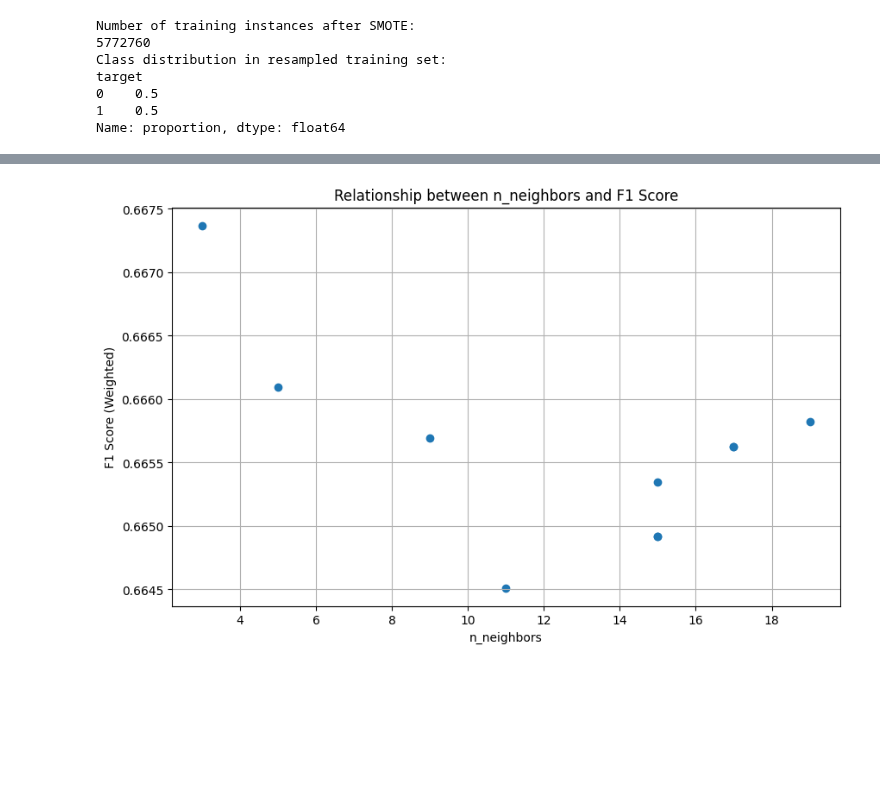
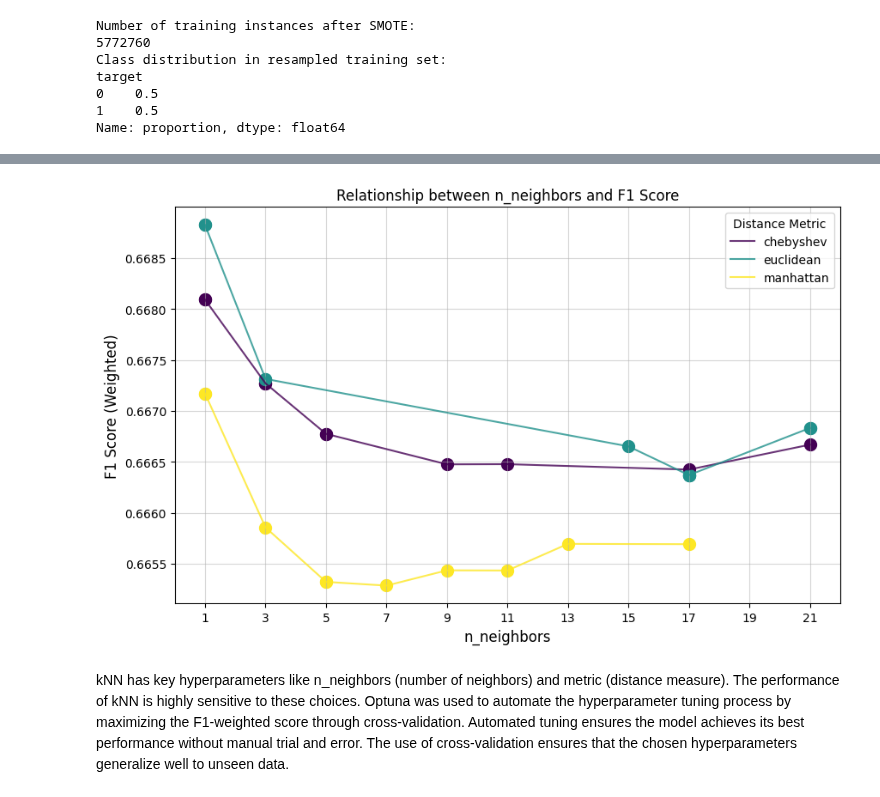
Before and after one commit to bernisschow/CS3244-Fraud-Detection-in-Electricity-and-Gas-Consumption, a Jupyter notebook: kNN model.ipynb, the cells around one changed output, grey strips where cells are left out. Drawn from its saved outputs; the diff is of its cells as text; code cells hidden in the pictures; blank space fills up the shorter version.

Commit message:
improved Optuna tuning.

```diff
--- a/kNN model.ipynb
+++ b/kNN model.ipynb
@@ -194,17 +221,64 @@ Best cross-validation F1-score: 0.667368649313965
-# %%
-# Extract n_neighbors and corresponding F1 scores for each trial
-n_neighbors_values = [trial.params['n_neighbors'] for trial in study.trials if trial.value is not None]
-f1_scores = [trial.value for trial in study.trials if trial.value is not None]
-
-# Plotting with Matplotlib
-plt.figure(figsize=(10, 6))
-plt.scatter(n_neighbors_values, f1_scores)
-plt.xlabel('n_neighbors')
-plt.ylabel('F1 Score (Weighted)')
-plt.title('Relationship between n_neighbors and F1 Score')
-plt.grid(True)
-plt.show()
-# %% [output]
-[figure, removed]
+# %%
+from matplotlib.cm import viridis
+from matplotlib.colors import to_hex
+import matplotlib.pyplot as plt
+
+# Extract n_neighbors, F1 scores, and metric values for each trial
+n_neighbors_values = [trial.params['n_neighbors'] for trial in study.trials if trial.value is not None]
+f1_scores = [trial.value for trial in study.trials if trial.value is not None]
+metrics = [trial.user_attrs['metric'] for trial in study.trials if trial.value is not None]  # Fetch 'metric' from user_attrs
+
+# Define unique colors for each metric using viridis
+unique_metrics = sorted(set(metrics))  # Sorted for consistent ordering
+colors = [to_hex(viridis(i / (len(unique_metrics) - 1))) for i in range(len(unique_metrics))]  # Assign distinct colors
+color_map = dict(zip(unique_metrics, colors))
+
+unique_n_neighbors = sorted(set(n_neighbors_values))
+x_ticks = list(range(min(unique_n_neighbors), max(unique_n_neighbors) + 2, 2))
+
+plt.figure(figsize=(10, 6))
+for metric in unique_metrics:
+    # Filter data for the current metric
+    metric_indices = [i for i, m in enumerate(metrics) if m == metric]
+    n_neighbors_metric = [n_neighbors_values[i] for i in metric_indices]
+    f1_scores_metric = [f1_scores[i] for i in metric_indices]
+
+    # Sort the points by n_neighbors for a smooth line
+    sorted_indices = sorted(range(len(n_neighbors_metric)), key=lambda k: n_neighbors_metric[k])
+    n_neighbors_metric = [n_neighbors_metric[i] for i in sorted_indices]
+    f1_scores_metric = [f1_scores_metric[i] for i in sorted_indices]
+
+    # Plot line and scatter points
+    plt.plot(
+        n_neighbors_metric,
+        f1_scores_metric,
+        label={metric},
+        color=color_map[metric],
+        linestyle='-',
+        alpha=0.8
+    )
+    plt.scatter(
+        n_neighbors_metric,
+        f1_scores_metric,
+        color=color_map[metric],
+        s=100,
+    )
+
+plt.legend(title="Distance Metric", loc="best")
+
+# Format plot
+plt.xticks(x_ticks, fontsize=10)  # Set evenly spaced x-axis ticks
+plt.yticks(fontsize=10)
+plt.xlabel('n_neighbors', fontsize=12)
+plt.ylabel('F1 Score (Weighted)', fontsize=12)
+plt.title('Relationship between n_neighbors and F1 Score')
+plt.grid(True, alpha=0.5)
+
+# Show the plot
+plt.show()
+# %% [output]
+[figure, added]
+# %% [markdown]
+kNN has key hyperparameters like n_neighbors (number of neighbors) and metric (distance measure). The performance of kNN is highly sensitive to these choices. Optuna was used to automate the hyperparameter tuning process by maximizing the F1-weighted score through cross-validation. Automated tuning ensures the model achieves its best performance without manual trial and error. The use of cross-validation ensures that the chosen hyperparameters generalize well to unseen data.
 # %%
 # train the KNN model with the optimized hyperparameters
```
Also changed, not shown: parts of 8 cells of this notebook.
